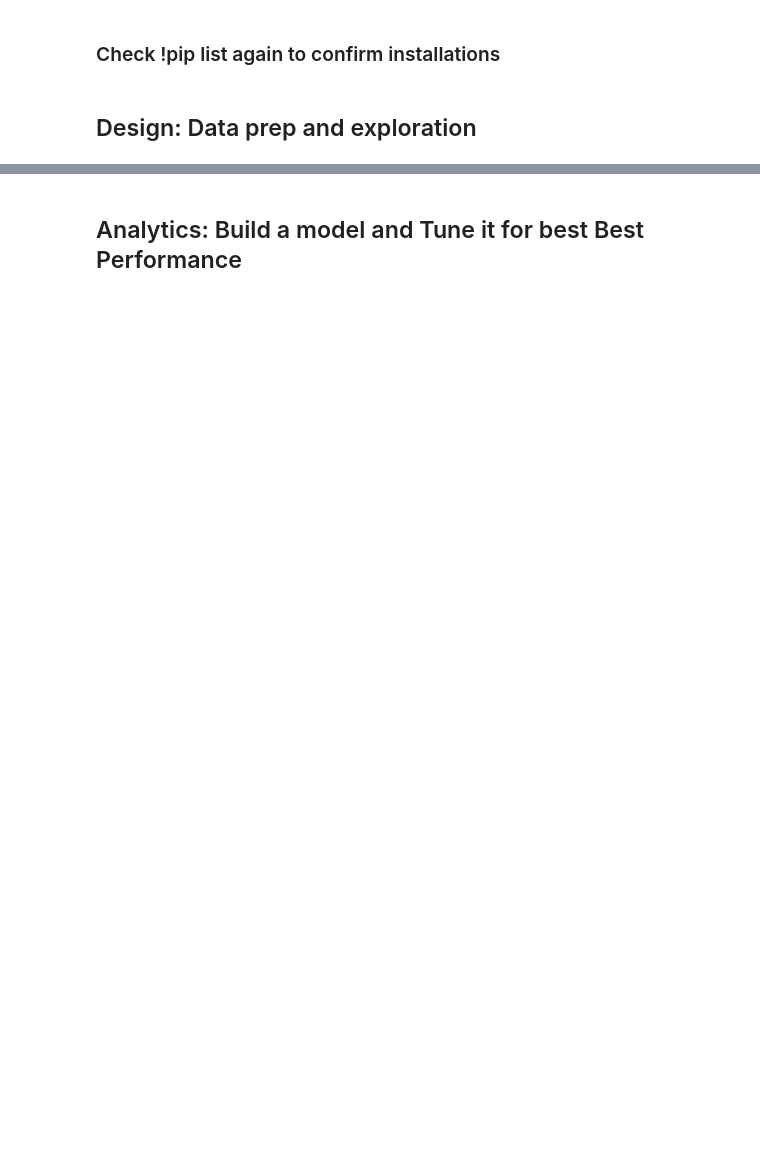
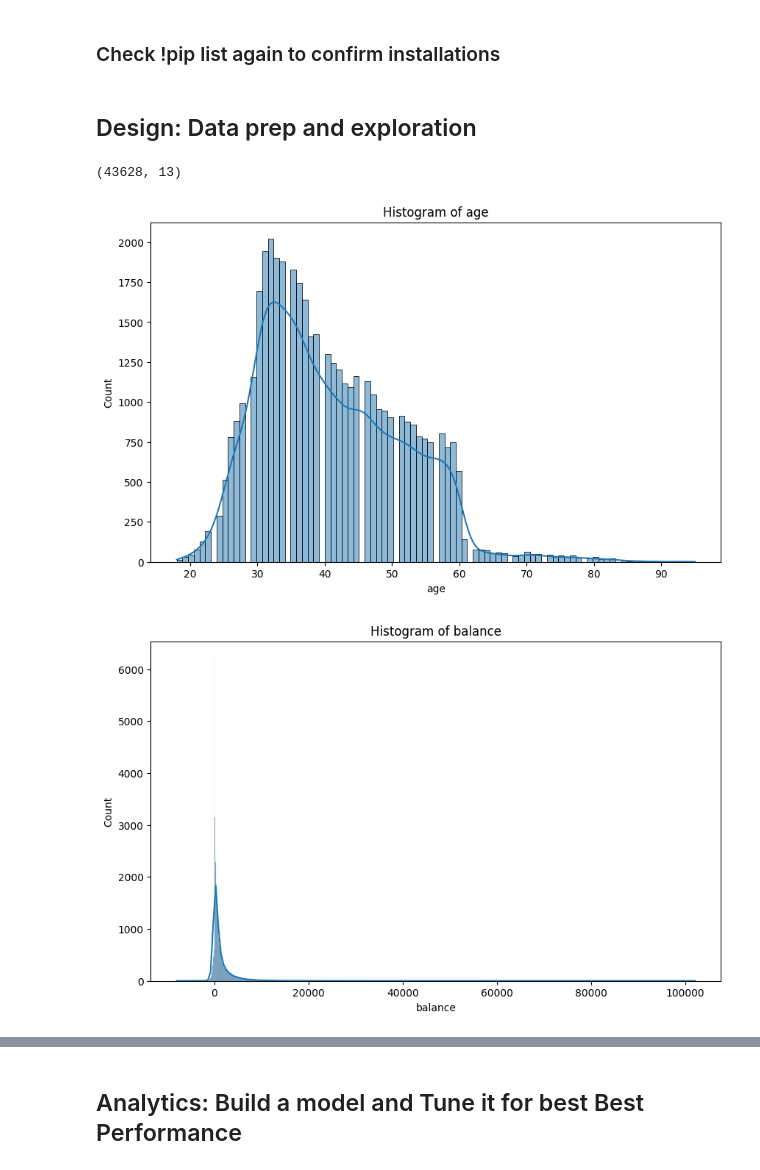
Before and after one commit to uva-ben-chapuis/DS-1001-Final---Ben-chapuis, a Jupyter notebook: ds1001_final/notebooks/Final_Project_Notebook.ipynb, the cells around one changed output, grey strips where cells are left out. Saved outputs shown, nothing was run; the diff lists cells and outputs as text; code cells hidden in the pictures; blank space fills up the shorter version.

```diff
--- a/ds1001_final/notebooks/Final_Project_Notebook.ipynb
+++ b/ds1001_final/notebooks/Final_Project_Notebook.ipynb
@@ -56,16 +102,21 @@ from fairlearn.metrics import count, true_positive_rate, false_positive_rate, se
 # %% [markdown]
 ## Design: Data prep and exploration
 # %%
-"name your dataset" = pd.read_csv('your_dataset.csv') # the data is the data folder,
+bank_df = pd.read_csv('DS-1001-Final---Ben-chapuis/ds1001_final/data/processed/bank_final.csv') # the data is the data folder,
 #you'll need to use the correct path to the dataset.
-
+bank_df.shape
 # How many rows are in the dataframe? How many columns?
+# %% [output]
+(43628, 13)
 # %%
 # Explore the variables a bit more, create histograms for the numerics values and bar charts for the categorical.
 # Histograms for numeric variables
-numeric_columns = "xx".select_dtypes(include=['number']).columns
+numeric_columns = bank_df.select_dtypes(include=['number']).columns
 for col in numeric_columns:
     plt.figure(figsize=(10, 6))
-    sns.histplot("xx"[col], kde=True)
+    sns.histplot(bank_df[col], kde=True)
     plt.title(f'Histogram of {col}')
     plt.show()
+# %% [output]
+[figure, added]
+[figure, added]
```
Also changed, not shown: parts of 21 cells of this notebook.
